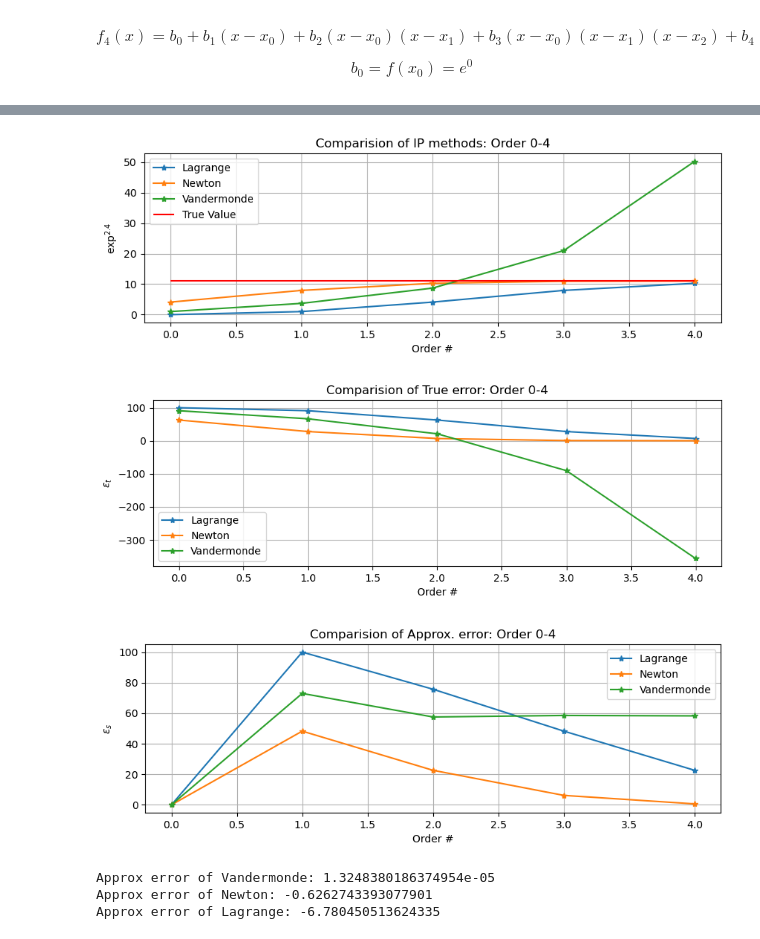
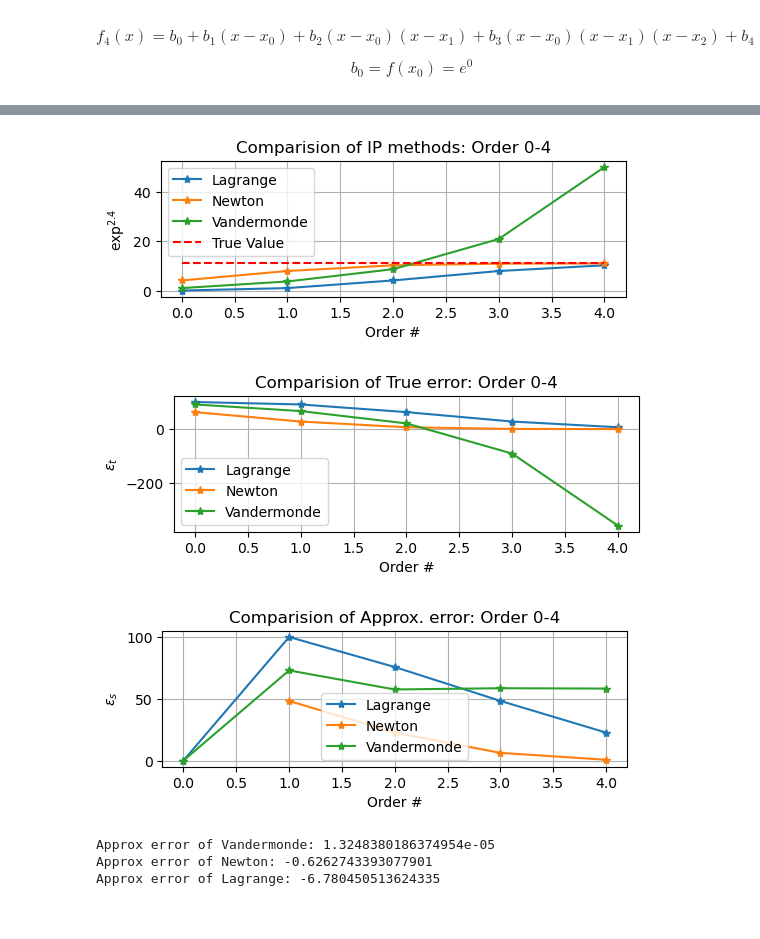
Before and after one commit to Ben-Corner/GOPH619_Labs, a Jupyter notebook: Lab1/619_Lab1.ipynb, the cells around one changed output, grey strips where cells are left out. Drawn from its saved outputs; the diff is of its cells as text; code cells hidden in the pictures.

```diff
--- a/Lab1/619_Lab1.ipynb
+++ b/Lab1/619_Lab1.ipynb
@@ -308,7 +308,7 @@ Answer_n = np.zeros(n)
 et_n = np.zeros(n)
 ea_n = np.zeros(n)
 for i in range(n-1):
-    ea[i] = ((Answer_n[i+1] - Answer_n[i]) / Answer_n[i+1]) * 100
+    ea_n[i] = ((Answer_n[i+1] - Answer_n[i]) / Answer_n[i+1]) * 100
 plt.figure(figsize = (4,4))
 plt.plot(X_a, Y_a)
 plt.ylim(0,60)
@@ -322,7 +322,8 @@ for i in range(n-1):
     ea_n[i+1] = ((Answer_n[i+1] - Answer_n[i]) / Answer_n[i+1]) * 100
 for i in range(n):
     print("Order #:", i,"Values:", Answer_n[i], "True Error:", et_n[i], "Approx error:", ea_n[i])
-
+plt.xlabel("X")
+plt.ylabel(r"$\exp^{x}$")
 plt.legend()
 plt.grid()
 plt.show()
@@ -389,46 +392,46 @@ Order #: 4 Values: 10.27575536112267 True Error: 6.780450513624335 Approx error:
 n = 4+1
 ord = np.arange(0,n,1)
 def plot_comp():
-    plt.figure(figsize=(10,10))
+    plt.figure(figsize=(6,6))
     plt.subplot(3,1,1)
     plt.plot(ord,Answer_L,'*-', label = f"Lagrange")
     plt.plot(ord,Answer_n,'*-', label = f"Newton")
     plt.plot(ord,Answer_V,'*-', label = f"Vandermonde")
     # plt.plot(2.4, np.exp(2.4), '*', label = f"True Solution")
-    plt.hlines(np.exp(2.4),0,4,colors = 'r', label = f"True Value")
+    plt.hlines(np.exp(2.4),0,4,colors = 'r',linestyles='--', label = f"True Value")
     plt.xlabel("Order #")
     plt.ylabel(r"$\exp^{2.4}$")
     plt.title("Comparision of IP methods: Order 0-4")
     plt.legend()
     plt.grid()
     plt.show()
-    plt.figure(figsize=(10,10))
+    plt.figure(figsize=(6,6))
     plt.subplot(3,1,2)
     plt.plot(ord,et_l,'*-', label = f"Lagrange")
     plt.plot(ord,et_n,'*-', label = f"Newton")
     plt.plot(ord,et_v,'*-', label = f"Vandermonde")
     plt.xlabel("Order #")
     plt.ylabel(r"$\epsilon_{t}$")
     plt.title("Comparision of True error: Order 0-4")
     plt.legend()
     plt.grid()
     plt.show()
-    plt.figure(figsize=(10,10))
+    plt.figure(figsize=(6,6))
     plt.subplot(3,1,3)
     plt.plot(ord,ea_l,'*-', label = f"Lagrange")
     plt.plot(ord,ea_n,'*-', label = f"Newton")
     plt.plot(ord,ea_v,'*-', label = f"Vandermonde")
     plt.xlabel("Order #")
     plt.ylabel(r"$\epsilon_{s}$")
     plt.title("Comparision of Approx. error: Order 0-4")
     plt.legend()
     plt.grid()
     plt.show()
 plot_comp()
 # %% [output]
-[figure, old version]
+[figure, new version]
-[figure, old version]
+[figure, new version]
-[figure, old version]
+[figure, new version]
 # %%
 # #True & Approx Error
 # #Error V
```
Also changed, not shown: parts of 5 cells of this notebook.
